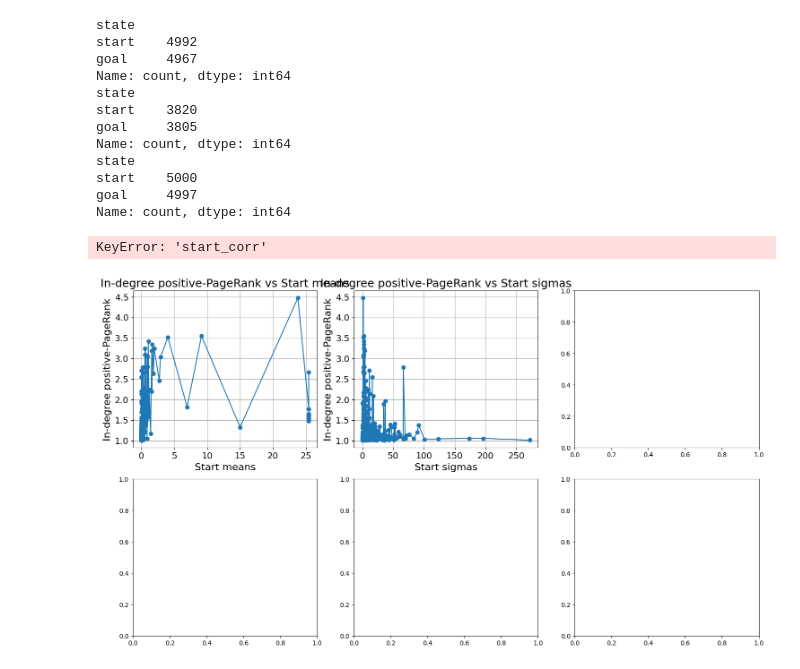
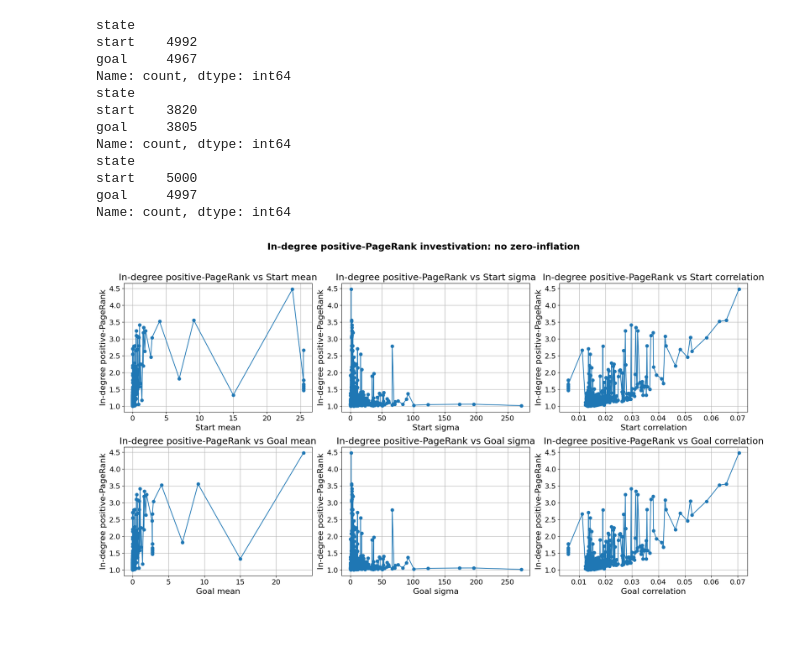
Before and after one commit to Jesse-Islam/reproduce_thesis, a Jupyter notebook: chapter_02/analyses/nozig/simulationPlotter_nozig.ipynb, the cells around one changed output. Saved outputs shown, nothing was run; the diff lists cells and outputs as text; code cells hidden in the pictures; blank space fills up the shorter version.

Commit message:
Reran to make sure it works, and made figure axes clearer

```diff
--- a/chapter_02/analyses/nozig/simulationPlotter_nozig.ipynb
+++ b/chapter_02/analyses/nozig/simulationPlotter_nozig.ipynb
@@ -852,7 +852,7 @@ fig = assemble_multiplot(
     umap_data=[umapa2b, umapttoc, umapwheel],
     score_columns=score_columns,
     label_col='label',
-    dataset_names=['Alpha to beta', 'Beta control to T2D', 'Custom wheel'],  # Custom row labels
+    dataset_names=['Control: alpha to beta', 'Beta: control to T2D', 'Custom wheel'],  # Custom row labels
     score_titles=['Oracle score', 'Out-degree positive-PageRank', 'In-degree positive-PageRank'],      # Custom column titles
     x_axis_label='Rank'  # Custom X-axis label
 )
@@ -977,7 +977,7 @@ def assemble_multiplot_pval(dataframes, score_columns, label_col,
     plot_gene_score_vs_rank_custom(dataframes[2], label_col, score_columns[1],tocolor=custom_labels, ax=axes[5])
     plot_gene_score_vs_rank_custom(dataframes[2], label_col, score_columns[2],tocolor=custom_labels, ax=axes[8])
 
-    for ai in [3,4,5,6,7,8]:
+    for ai in [0,1,2,3,4,5,6,7,8]:
         axes[ai].set_xlabel("")
         axes[ai].set_title("")
     for ai in [1,2,4,5,7,8]:
@@ -989,9 +989,12 @@ def assemble_multiplot_pval(dataframes, score_columns, label_col,
     axes[6].set_ylabel(score_titles[2], fontsize=16)
     #axes[7].set_ylabel(score_titles[1], fontsize=16)
     #axes[8].set_ylabel(score_titles[1], fontsize=16)
-
-
-
+    axes[0].set_title(dataset_names[0], fontsize=14, fontweight="bold")
+    axes[1].set_title(dataset_names[1], fontsize=14, fontweight="bold")
+    axes[2].set_title(dataset_names[2], fontsize=14, fontweight="bold")
+    axes[6].set_xlabel("Zero-inflation", fontsize=14)
+    axes[7].set_xlabel("Zero-inflation", fontsize=14)
+    axes[8].set_xlabel("Zero-inflation", fontsize=14)
 
 
 
@@ -1014,7 +1017,7 @@ fig = assemble_multiplot_pval(
     dataframes=filtered_dfs,
     score_columns=score_columns,
     label_col='label',
-    dataset_names=['Alpha to beta', 'Beta control to T2D', 'Custom wheel'],  # Custom row labels
+    dataset_names=['Control: alpha to beta', 'Beta: control to T2D', 'Custom wheel'],  # Custom row labels
     score_titles=['Oracle score', 'Out-degree positive-PageRank', 'In-degree positive-PageRank'],      # Custom column titles
     x_axis_label='Rank'  # Custom X-axis label
 )
@@ -1103,40 +1106,39 @@ def plot_grid_of_sorted_lines(df, x_cols, y_col, figsize=(18, 10), suptitle=None
     plt.show()
     return fig
 
 
 # Loading
 import pandas as pd
 import pickle
 with open('/home/jislam/Documents/gits/reproduce_thesis/chapter_02/analyses/nozig/nbonlyrealistic_simulation_alpha_to_beta_custom/wheel_simulation_parameters.pkl', 'rb') as f:
     wheel_parameters = pickle.load(f)
 
 
 row_mean_abs = {
     name: df.abs().mean(axis=1)
     for name, df in wheel_parameters['copula_list'].items()
 }
 
 row_mean_abs_df = pd.DataFrame(row_mean_abs)
 
 investivation_of_wheel=pd.DataFrame({
-    "start_means":wheel_parameters['mean_mat'][wheel_parameters['covariate']['state']=="start"].iloc[1,:],
-    "goal_means":wheel_parameters['mean_mat'][wheel_parameters['covariate']['state']=="goal"].iloc[1,:],
-    "start_sigmas":wheel_parameters['sigma_mat'][wheel_parameters['covariate']['state']=="start"].iloc[1,:],
-    "goal_sigmas":wheel_parameters['sigma_mat'][wheel_parameters['covariate']['state']=="goal"].iloc[1,:],
+    "start_mean":wheel_parameters['mean_mat'][wheel_parameters['covariate']['state']=="start"].iloc[1,:],
+    "goal_mean":wheel_parameters['mean_mat'][wheel_parameters['covariate']['state']=="goal"].iloc[1,:],
+    "start_sigma":wheel_parameters['sigma_mat'][wheel_parameters['covariate']['state']=="start"].iloc[1,:],
+    "goal_sigma":wheel_parameters['sigma_mat'][wheel_parameters['covariate']['state']=="goal"].iloc[1,:],
     'start_correlation':row_mean_abs_df['start'],
     'goal_correlation':row_mean_abs_df['goal']
              }).merge(dataframes[2].groupby(dataframes[2].index)[['in_degree_pagerank_positive','out_degree_pagerank_positive','oracle_score']].mean(),left_index=True,right_index=True).sort_values('in_degree_pagerank_positive')
 in_degree_investigation_plot=plot_grid_of_sorted_lines(
     df=investivation_of_wheel,
-    x_cols=['start_means', 'start_sigmas', 'start_corr', 'goal_means', 'goal_sigmas','goal_corr'],
+    x_cols=['start_mean', 'start_sigma', 'start_correlation', 'goal_mean', 'goal_sigma','goal_correlation'],
     y_col='in_degree_pagerank_positive',
     suptitle="In-degree positive-PageRank investivation: no zero-inflation"
 )
 
 in_degree_investigation_plot.savefig('/home/jislam/Documents/gits/reproduce_thesis/chapter_02/analyses/nozig/extreme_sigma_sensitivity_nozig_wheel.png')
 # %% [output]
-KeyError: 'start_corr'
-[figure, old version]
+[figure, new version]
 # %%
 
 dataframes[2].groupby(dataframes[2].index)[['in_degree_pagerank_positive','out_degree_pagerank_positive','oracle_score']].mean()
```
Also changed, not shown: parts of 4 cells of this notebook, 35 other files.
